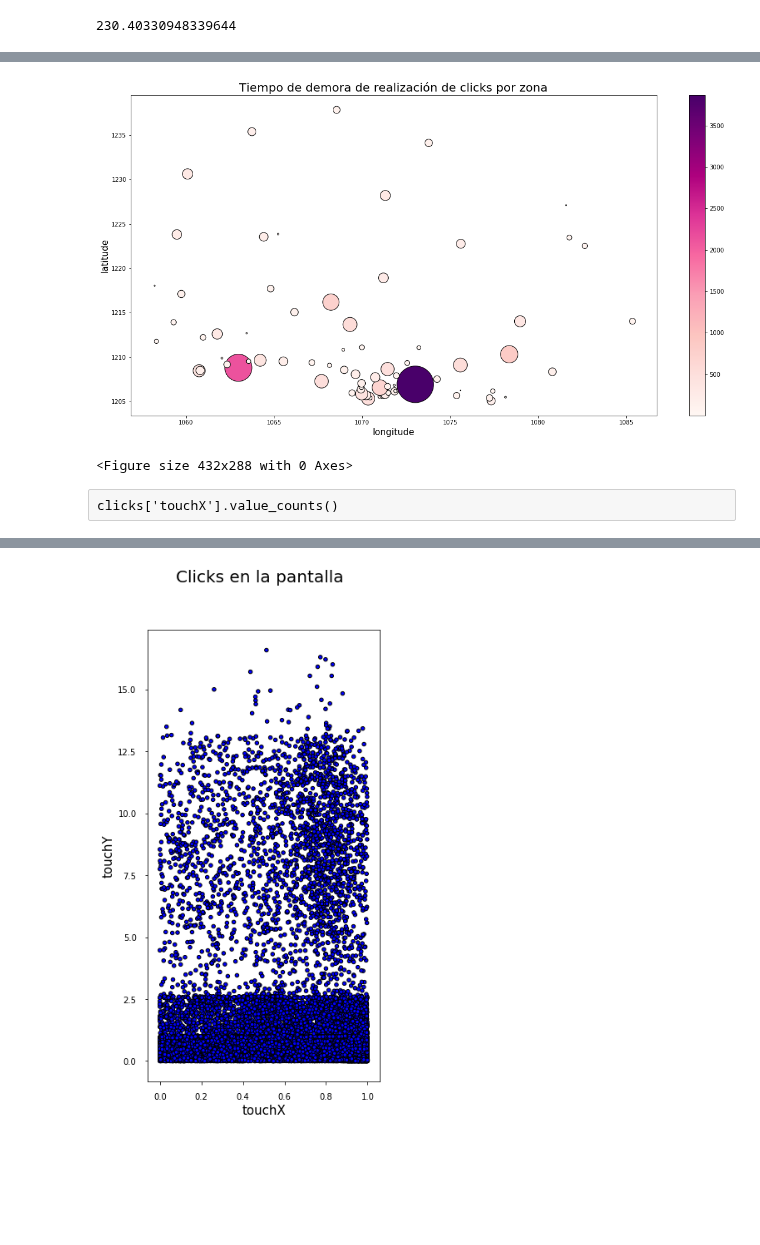
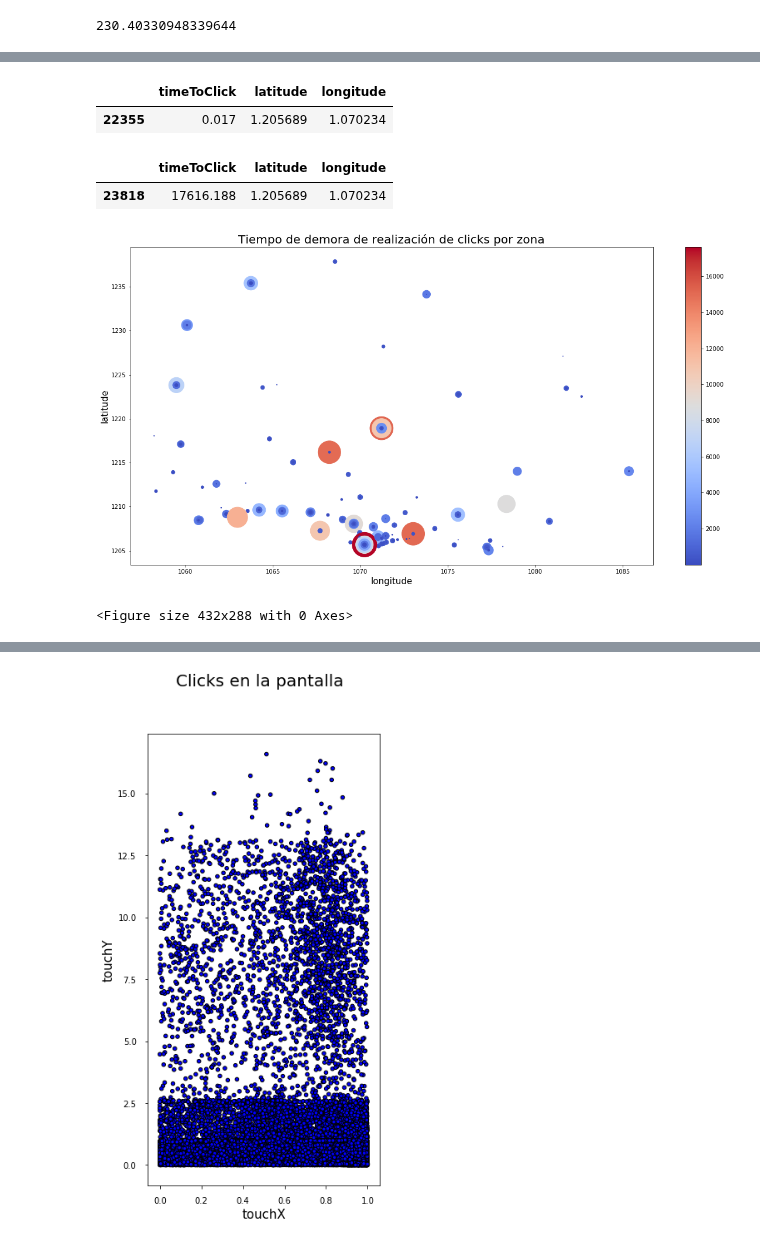
Before and after one commit to Elianagam/orgaDatosTp1, a Jupyter notebook: pruebas_click.ipynb, the cells around one changed output, grey strips where cells are left out. Drawn from its saved outputs; the diff is of its cells as text; code cells hidden in the pictures; blank space fills up the shorter version.

Commit message:
cambios en clicks

```diff
--- a/pruebas_click.ipynb
+++ b/pruebas_click.ipynb
@@ -567,26 +514,37 @@ clicks.groupby(['latitude','longitude']).agg({'timeToClick':'mean'}).round(3).re
+# %%
+t=clicks[['timeToClick','latitude','longitude']]
+# %%
+t.loc[clicks['timeToClick']==clicks['timeToClick'].min()]
+# %% [output]
+|  | timeToClick | latitude | longitude |
+| 22355 | 0.017 | 1.205689 | 1.070234 |
+# %%
+t.loc[clicks['timeToClick']==clicks['timeToClick'].max()]
+# %% [output]
+|  | timeToClick | latitude | longitude |
+| 23818 | 17616.188 | 1.205689 | 1.070234 |
 # %%
 #Analizamos en qué zonas se tarda más en realizar un click
-g=clicks.groupby(['latitude','longitude']).agg({'timeToClick':'mean'}).round(3).reset_index()
+#g=clicks.groupby(['latitude','longitude']).agg({'timeToClick':'mean'}).round(3).reset_index()
+g=t
 
 x = g['longitude']*1000
 y = g['latitude']*1000
-s = g['timeToClick']
+s = g['timeToClick']/10
 colors = g['timeToClick']
 
 plt.figure(figsize=(20,10))
 plt.ylabel('latitude', fontsize=15)
 plt.xlabel('longitude', fontsize=15)
-plt.scatter(x, y, s=s, c=colors, cmap='RdPu', edgecolors='black')
+plt.scatter(x, y, s=s, c=colors, cmap='coolwarm')
 plt.colorbar()
 
 plt.title('Tiempo de demora de realización de clicks por zona', fontsize=20)
 
-plt.savefig('/home/ailen-magali/Documentos/timeToClick_por_zona.png', bbox_inches = 'tight', pad_inches = 0.1)
+#plt.savefig('/home/ailen-magali/Documentos/timeToClick_por_zona.png', bbox_inches = 'tight', pad_inches = 0.1)
 
 plt.show()
 plt.clf()
 # %% [output]
-[figure, old version]
+[figure, new version]
 <Figure size 432x288 with 0 Axes>
-# %% [raw]
-clicks['touchX'].value_counts()
```
Also changed, not shown: parts of 8 cells of this notebook.
